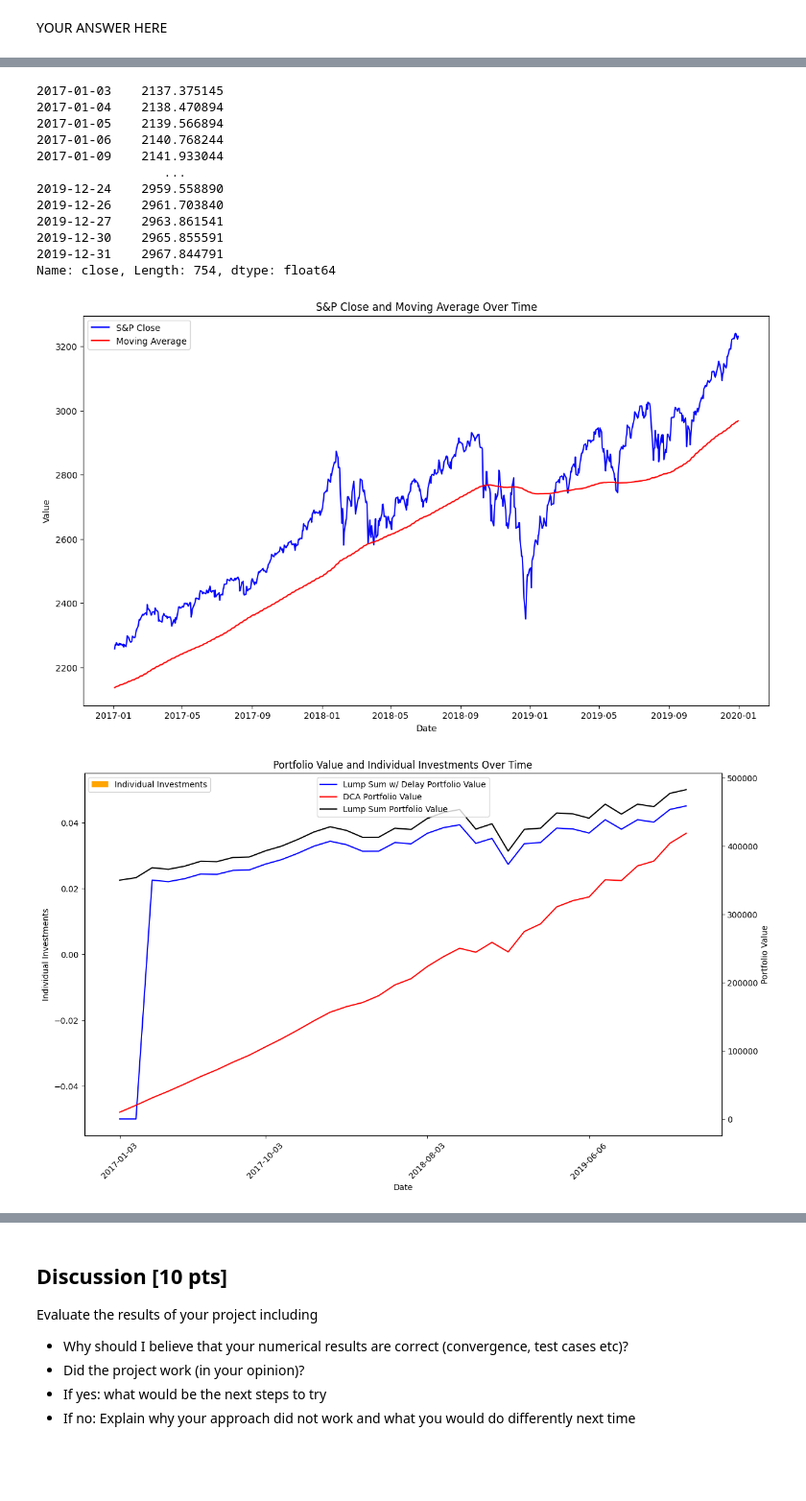
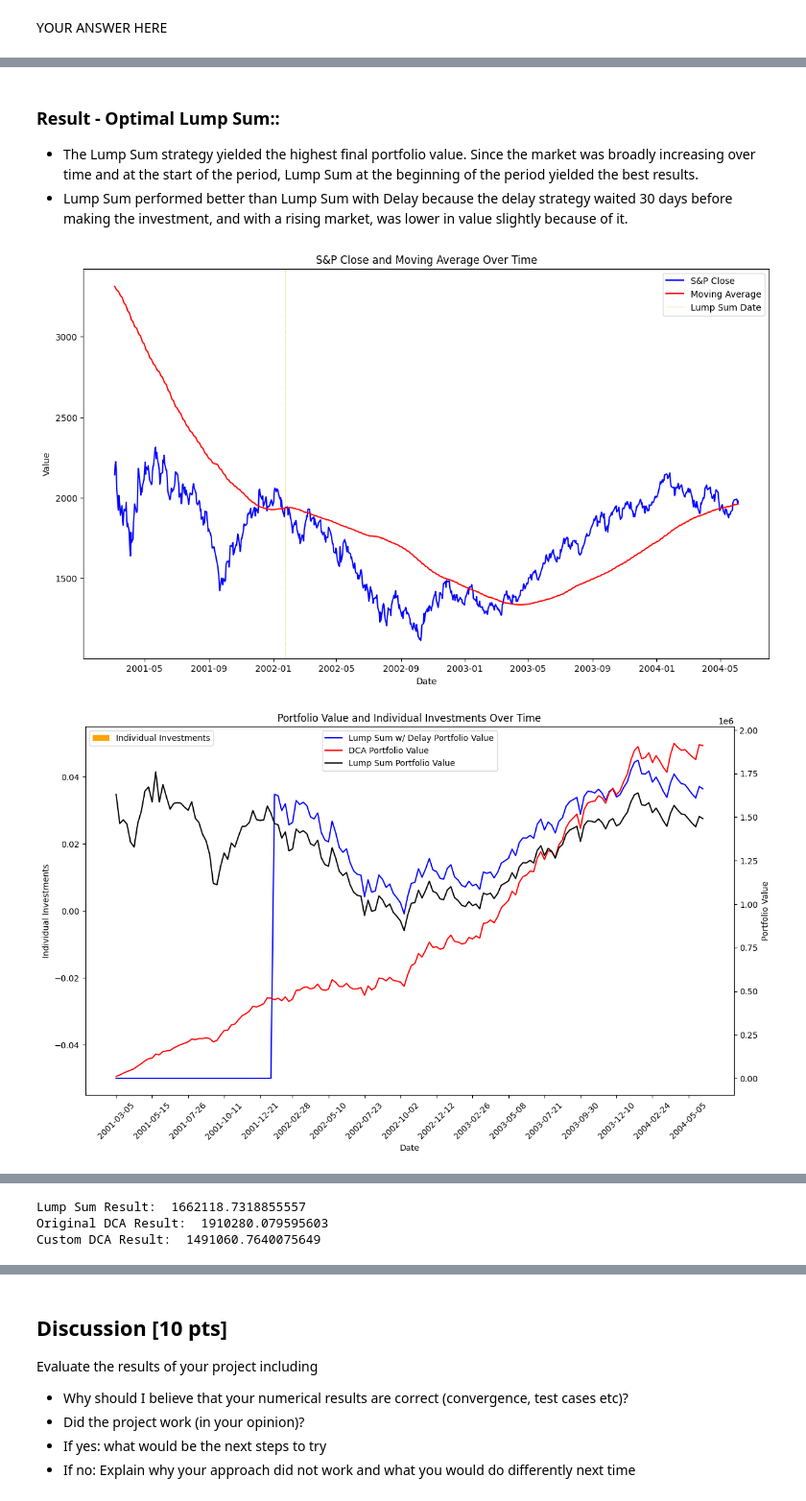
Before and after one commit to jaymay2002/OptimalInvesting, a Jupyter notebook: project.ipynb, the cells around one changed output, grey strips where cells are left out. Shown at 96% size. Cells and saved outputs as stored; diff of their text form; code cells hidden in the pictures; blank space fills up the shorter version.

```diff
--- a/project.ipynb
+++ b/project.ipynb
@@ -131,13 +152,7 @@ custom_tickers = [
     "^DJI",    # Dow Jones Industrial Average (DJI)
     "^GSPC",   # S&P 500
     "^IXIC",   # NASDAQ Composite
-    "^FTSE",   # FTSE 100
-    "^RUT",   # RUT
-    #"^N225",
-    #"^RMCC",
-    #"^MID"
 ]
-
 
 # Fetch data for each ticker
 stock_data = {}
@@ -148,4 +163,4 @@ for ticker in custom_tickers:
     except AssertionError as e:
         print(f"No data found for {ticker}: {e}")
 
-sandp_time = stock_data["^GSPC"]
+sandp_time = stock_data["^IXIC"]
@@ -736,31 +420,22 @@ Custom DCA Result:  914460.8265485012
+# %% [markdown]
+### Result - Optimal Lump Sum::
+- The Lump Sum strategy yielded the highest final portfolio value. Since the market was broadly increasing over time and at the start of the period, Lump Sum at the beginning of the period yielded the best results.
+- Lump Sum performed better than Lump Sum with Delay because the delay strategy waited 30 days before making the investment, and with a rising market, was lower in value slightly because of it.
 # %%
-#Example where lump-sum at the start is better
+#Example where DCA is better
 
 moving_average_window = 200
-time_interval = 21
-start_date = '2016-12-31'
-end_date = '2020-01-01'
+time_interval = 5
+start_date = '2001-03-03'
+end_date = '2004-06-06'
 initial_investment = 10000
 show_graph = True
-slope_val = 0.001
-days_val = 2
+weeks_val = 2
 
-result = dca_analysis(sandp_time, moving_average_window, time_interval, start_date, end_date, initial_investment, show_graph, slope_val, days_val)
+result = dca_analysis(sandp_time, moving_average_window, time_interval, start_date, end_date, initial_investment, show_graph, weeks_val)
 print("Lump Sum Result: ", result[0])
 print("Original DCA Result: ", result[1])
 print("Custom DCA Result: ", result[2])
 # %% [output]
-2017-01-03    2137.375145
-2017-01-04    2138.470894
-2017-01-05    2139.566894
-2017-01-06    2140.768244
-2017-01-09    2141.933044
-                 ...
-2019-12-24    2959.558890
-2019-12-26    2961.703840
-2019-12-27    2963.861541
-2019-12-30    2965.855591
-2019-12-31    2967.844791
-Name: close, Length: 754, dtype: float64
-[figure, old version]
+[figure, new version]
-[figure, old version]
+[figure, new version]
@@ -769,0 +442,3 @@ Custom DCA Result:  482527.8987879852
+Lump Sum Result:  1662118.7318855557
+Original DCA Result:  1910280.079595603
+Custom DCA Result:  1491060.7640075649
```
Also changed, not shown: parts of 34 cells of this notebook.
